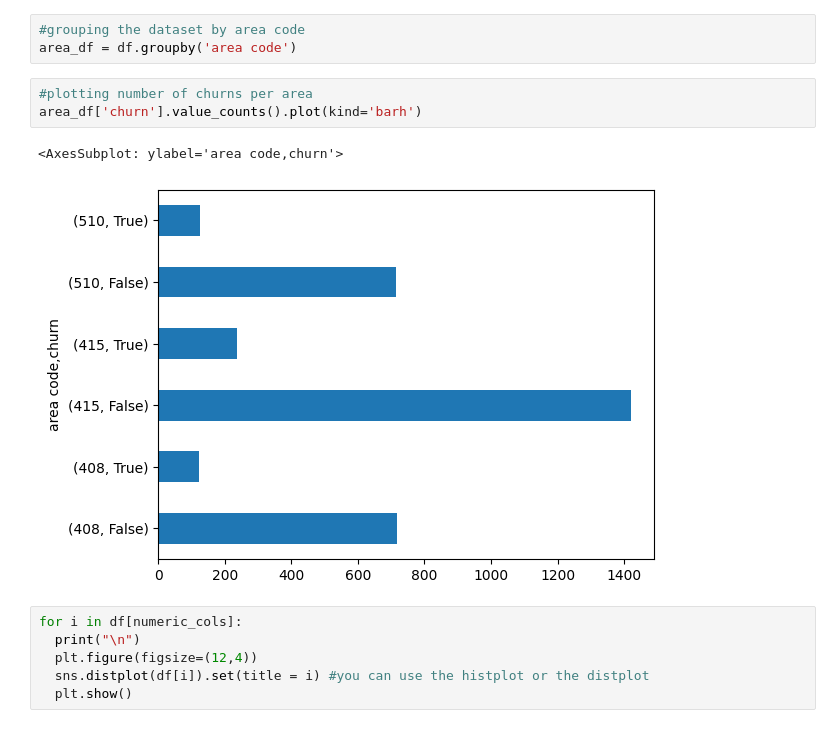
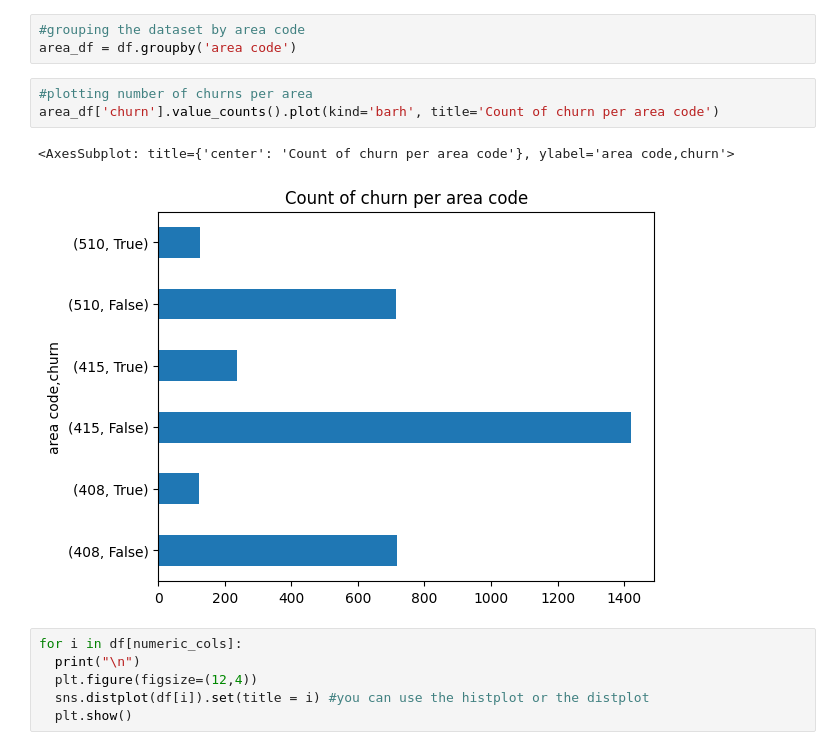
Before and after one commit to IvyNjoroge/PHASE-3-PROJECT, a Jupyter notebook: Syriatel.ipynb, the cells around one changed output. Saved outputs shown, nothing was run; the diff lists cells and outputs as text.

```diff
--- a/Syriatel.ipynb
+++ b/Syriatel.ipynb
@@ -107,10 +107,10 @@ df['churn'].value_counts().plot(kind='bar', color='red')
 area_df = df.groupby('area code')
 # %%
 #plotting number of churns per area
-area_df['churn'].value_counts().plot(kind='barh')
+area_df['churn'].value_counts().plot(kind='barh', title='Count of churn per area code')
 # %% [output]
-<AxesSubplot: ylabel='area code,churn'>
+<AxesSubplot: title={'center': 'Count of churn per area code'}, ylabel='area code,churn'>
-[figure, old version]
+[figure, new version]
 # %%
 for i in df[numeric_cols]:
   print("\n")
```
Also changed, not shown: parts of 4 cells of this notebook.
